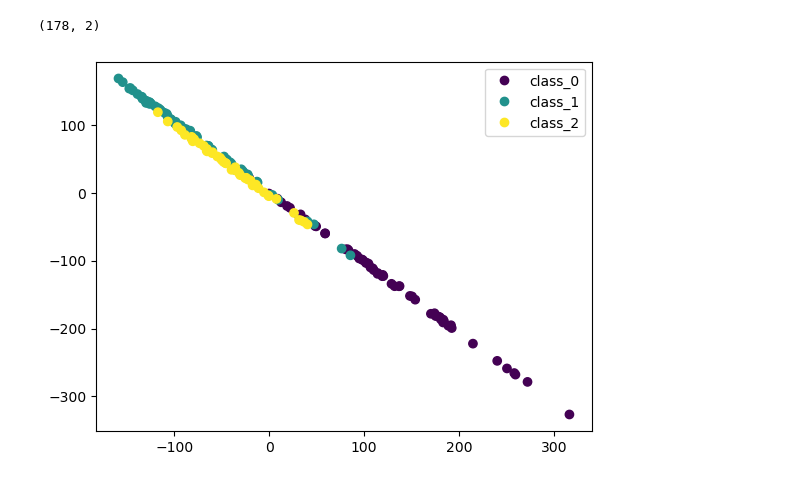
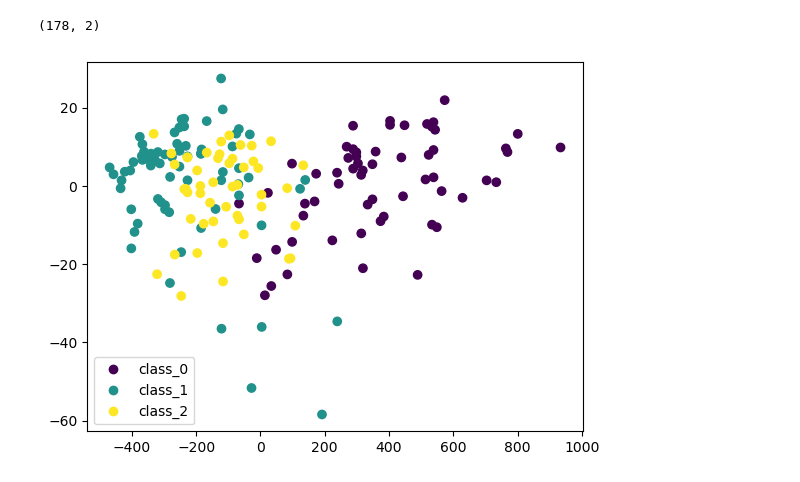
Before and after one commit to lina-martinez/Lab-I---Dimensionality-Reduction, a Jupyter notebook: Unsupervised_model/PCA_robust.ipynb, the cells around one changed output. Cells and saved outputs as stored; diff of their text form; code cells hidden in the pictures.

```diff
--- a/Unsupervised_model/PCA_robust.ipynb
+++ b/Unsupervised_model/PCA_robust.ipynb
@@ -30,27 +30,27 @@ class PCA_robust:
 
     def transform(self, X):
         # Normalize the data
-        #X = (X - self.mean) / np.std(X, axis=0)
-        X = (X - self.mean)
+        X = (X - self.mean) / np.std(X, axis=0)
+
         # Estimate the robust covariance matrix (MCD)
         cov_matrix = MinCovDet().fit(X).covariance_
 
-        # calcular los autovalores y autovectores de la matriz de covarianza
+        # Compute the eigenvalues and eigenvectors of the covariance matrix
         eigenvalues, eigenvectors = np.linalg.eig(cov_matrix)
 
-        # ordenar los autovalores y autovectores de mayor a menor
+        # Order the eigenvalues and eigenvectors from largest to smallest
         sorted_indexes = np.argsort(eigenvalues)[::-1]
         eigenvalues = eigenvalues[sorted_indexes]
         eigenvectors = eigenvectors[:, sorted_indexes]
 
-        # seleccionar los primeros n_componentes autovectores
+        # Select the first n eigenvector components
         self.components = eigenvectors[:, :self.n_components]
 
     def fit_transform(self, X):
-        # center the data
+        # Center the data
         X = X - self.mean
 
-        # project the data onto the principal components
+        # Project the data onto the principal components
         X_transformed = np.dot(X, self.components)
 
         return X_transformed
@@ -93,10 +93,7 @@ print(PCArobust_transform.shape)
 (178, 2)
 # %%
 plot = plt.scatter(PCArobust_transform[:,0], PCArobust_transform[:,1], c=y)
-
-plt.legend(handles=plot.legend_elements()[0],
-           labels=list(wine_data['target_names']))
-
+plt.legend(handles=plot.legend_elements()[0], labels=list(wine_data['target_names']))
 plt.show()
 # %% [output]
-[figure, old version]
+[figure, new version]
```
Also changed, not shown: parts of 1 cell of this notebook, 13 other files.
